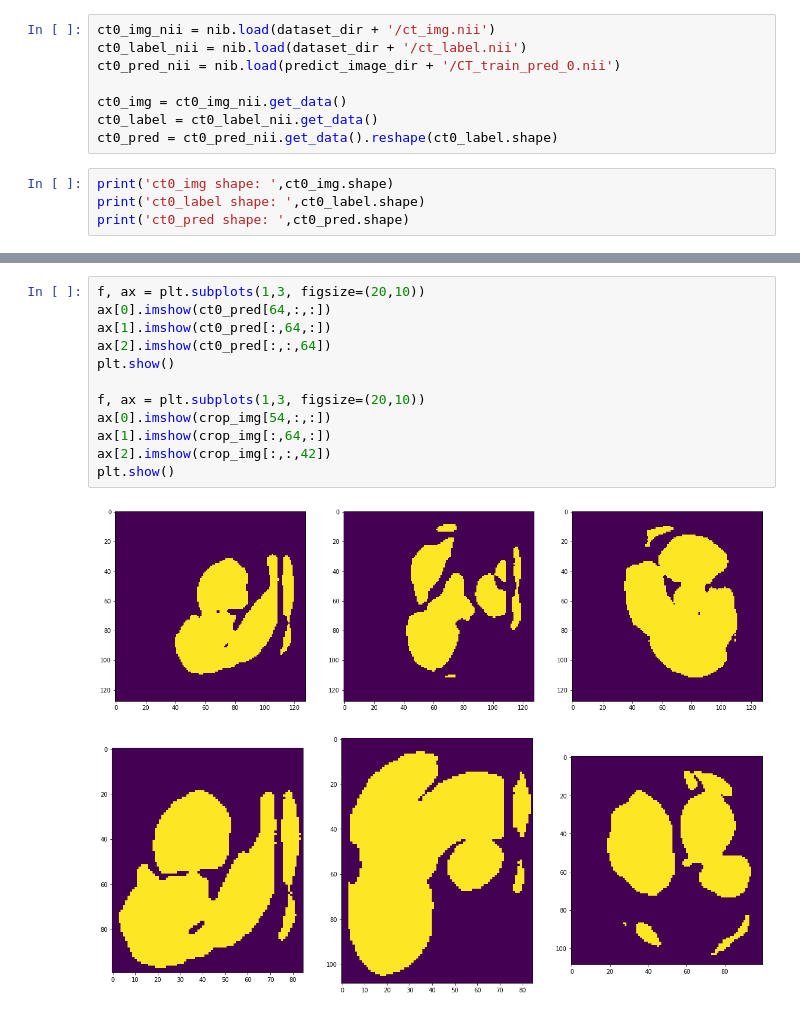
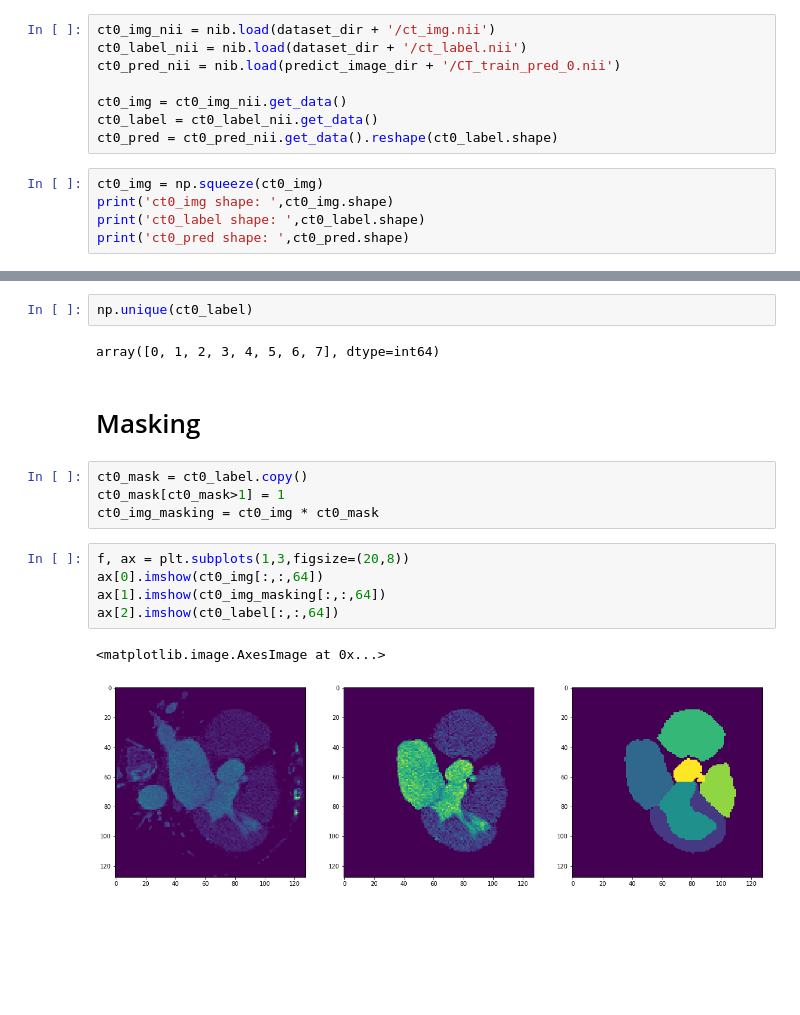
Before and after one commit to TooTouch/3D_CoordConv_Segmentation, a Jupyter notebook: ipynb/Image Crop.ipynb, the cells around one changed output, grey strips where cells are left out. Cells and saved outputs as stored; diff of their text form; blank space fills up the shorter version.

```diff
--- a/ipynb/Image Crop.ipynb
+++ b/ipynb/Image Crop.ipynb
@@ -33,6 +33,7 @@ ct0_img = ct0_img_nii.get_data()
 ct0_label = ct0_label_nii.get_data()
 ct0_pred = ct0_pred_nii.get_data().reshape(ct0_label.shape)
 # %%
+ct0_img = np.squeeze(ct0_img)
 print('ct0_img shape: ',ct0_img.shape)
 print('ct0_label shape: ',ct0_label.shape)
 print('ct0_pred shape: ',ct0_pred.shape)
@@ -135,15 +44,18 @@ crop_img.shape
+# %%
+np.unique(ct0_label)
+# %% [output]
+array([0, 1, 2, 3, 4, 5, 6, 7], dtype=int64)
+# %% [markdown]
+# Masking
+# %%
+ct0_mask = ct0_label.copy()
+ct0_mask[ct0_mask>1] = 1
+ct0_img_masking = ct0_img * ct0_mask
 # %%
-f, ax = plt.subplots(1,3, figsize=(20,10))
-ax[0].imshow(ct0_pred[64,:,:])
-ax[1].imshow(ct0_pred[:,64,:])
-ax[2].imshow(ct0_pred[:,:,64])
-plt.show()
-
-f, ax = plt.subplots(1,3, figsize=(20,10))
-ax[0].imshow(crop_img[54,:,:])
-ax[1].imshow(crop_img[:,64,:])
-ax[2].imshow(crop_img[:,:,42])
-plt.show()
+f, ax = plt.subplots(1,3,figsize=(20,8))
+ax[0].imshow(ct0_img[:,:,64])
+ax[1].imshow(ct0_img_masking[:,:,64])
+ax[2].imshow(ct0_label[:,:,64])
 # %% [output]
+<matplotlib.image.AxesImage at 0x...>
-[figure, old version]
+[figure, new version]
-[figure, removed]
```
Also changed, not shown: parts of 18 cells of this notebook, 14 other files.
